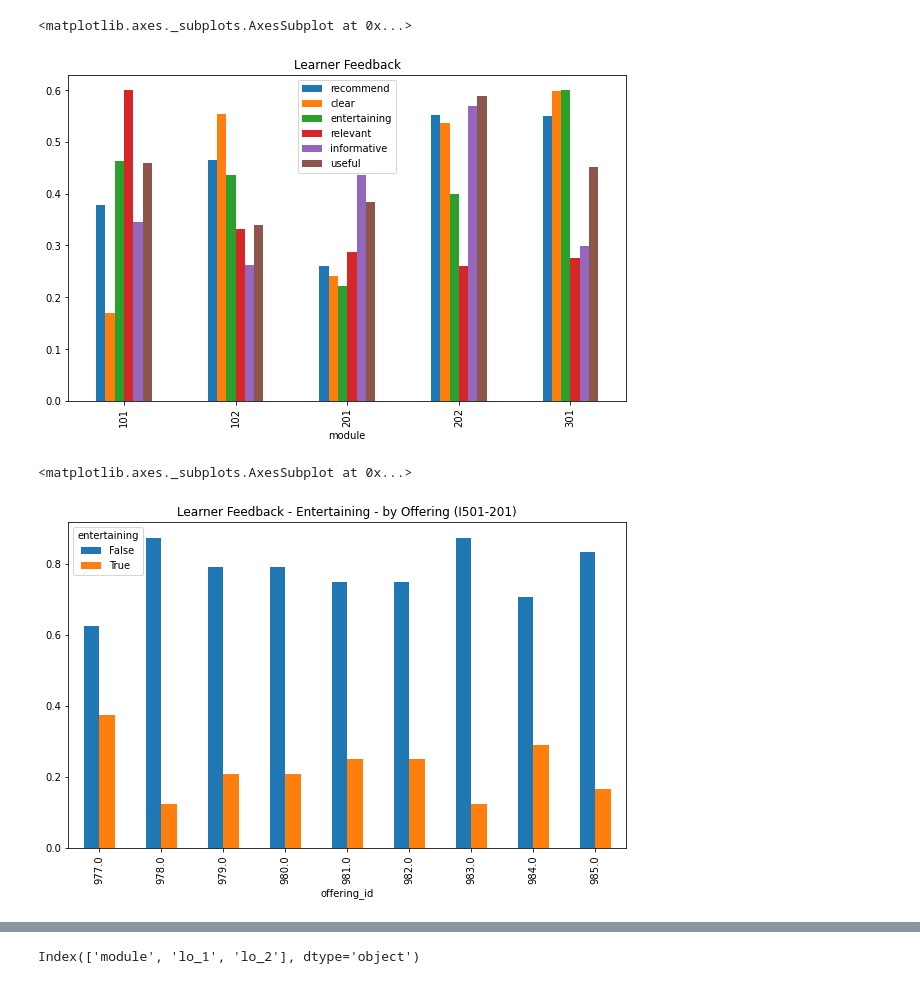
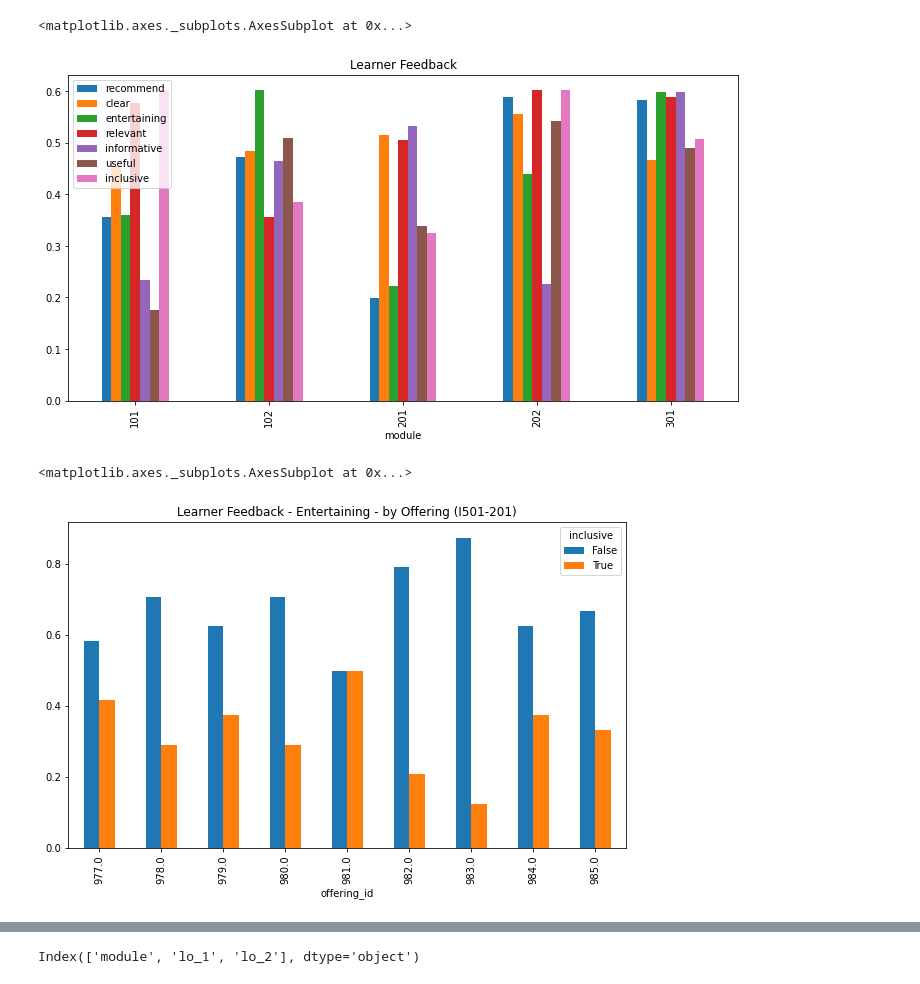
Before and after one commit to ToferC/learner_models, a Jupyter notebook: Evals_analysis.ipynb, the cells around one changed output, grey strips where cells are left out. Cells and saved outputs as stored; diff of their text form; code cells hidden in the pictures.

```diff
--- a/Evals_analysis.ipynb
+++ b/Evals_analysis.ipynb
@@ -71,20 +71,20 @@ feedback = scan.drop(["level", "current_skill", "desired_skill", "final_skill",
 skill = scan[["module", "current_skill", "desired_skill", "final_skill"]]
 learning_obj = scan[["module", "lo_1", "lo_2"]]
 
-core = feedback[["module", "recommend", "clear", "entertaining", "relevant", "informative", "useful"]]
+core = feedback[["module", "recommend", "clear", "entertaining", "relevant", "informative", "useful", "inclusive"]]
 digital = feedback[["module", "digital_smooth", "digital_professional", "digital_accessible"]]
 physical = feedback[["module", "physical_clean", "physical_pleasant", "physical_accessible", "physical_professional", "physical_comfortable"]]
 personnel = feedback[["module", "personnel_pleasant", "personnel_helpful", "personnel_professional", "personnel_inclusive", "personnel_knowledgeable"]]
 # %%
-core.groupby("module").agg('mean').plot(title="Learner Feedback", kind="bar", figsize=(10,6))
+core.groupby("module").agg('mean').plot(title="Learner Feedback", kind="bar", figsize=(12,6))
 # %% [output]
 <matplotlib.axes._subplots.AxesSubplot at 0x...>
-[figure, old version]
+[figure, new version]
 # %%
-pd.crosstab(df.offering_id.where(df.module==201), df.entertaining, normalize="index").plot(title="Learner Feedback - Entertaining - by Offering (I501-201)", kind="bar", figsize=(10,6))
+pd.crosstab(df.offering_id.where(df.module==201), df.inclusive, normalize="index").plot(title="Learner Feedback - Entertaining - by Offering (I501-201)", kind="bar", figsize=(10,6))
 # %% [output]
 <matplotlib.axes._subplots.AxesSubplot at 0x...>
-[figure, old version]
+[figure, new version]
 # %%
 digital.groupby("module").agg('mean').plot(title="Learner Feedback - Digital XP", kind="bar", figsize=(10,6))
 # %% [output]
```
Also changed, not shown: parts of 26 cells of this notebook, 3 other files.
